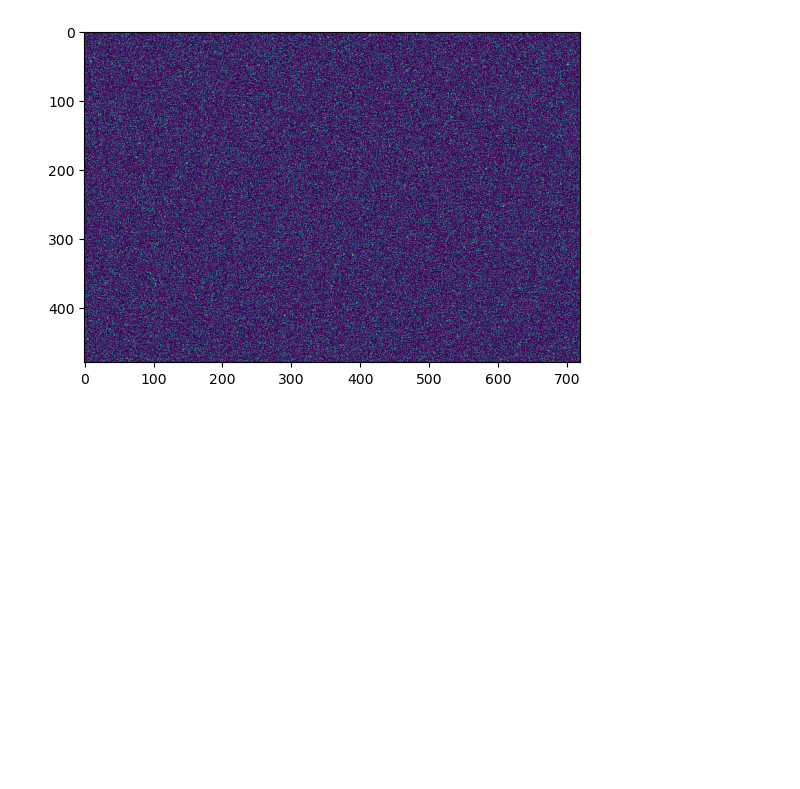
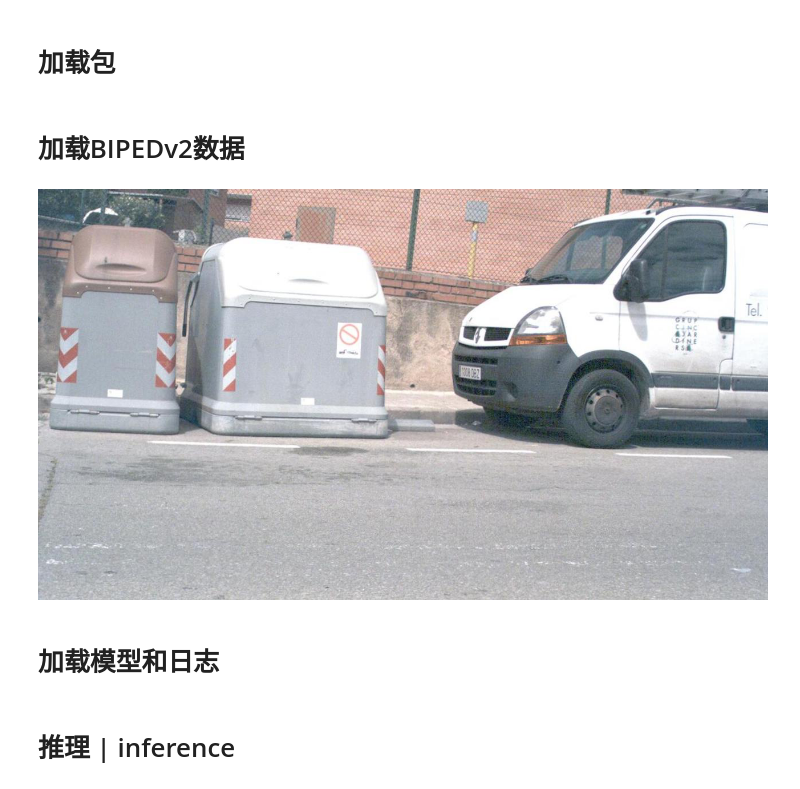
Before and after one commit to SpongeStark/intership_2025_COSYS, a Jupyter notebook: demo/demo_nms.ipynb, the cells around one changed output. Drawn from its saved outputs; the diff is of its cells as text; code cells hidden in the pictures; blank space fills up the shorter version.

```diff
--- a/demo/demo_nms.ipynb
+++ b/demo/demo_nms.ipynb
@@ -40,6 +1,44 @@ nms_edge = non_max_suppression_torch(edge_mag_t, edge_dir_t)
-# %%
-import matplotlib.pyplot as plt
-plt.imshow(nms_edge[0][0].T)
-plt.show()
-# %% [output]
-[figure, removed]
+# %% [markdown]
+# 加载包
+# %%
+import sys
+import os
+from pathlib import Path
+
+# 项目根目录
+proj_root = Path("/home/yangk/intership_2025_COSYS")
+# src路径
+src_path = proj_root / "src"
+# 加入 sys.path
+if str(src_path) not in sys.path:
+    sys.path.append(str(src_path))
+
+from nms import get_nms_edge_batch, get_nms_edge
+from dataset import BIPEDv2
+
+# DexiNed 目录
+dexined_path = proj_root / 'resource/DexiNed'
+# 加入 sys.path
+if str(dexined_path) not in sys.path:
+    sys.path.append(str(dexined_path))
+from model import DexiNed
+# %% [markdown]
+# 加载BIPEDv2数据
+# %%
+from pathlib import Path
+
+data_prefix = dexined_path / "BIPEDv2/BIPED/edges"
+
+test_dataset = BIPEDv2(
+    data_prefix / "imgs" / "test" / "rgbr",
+    data_prefix / "edge_maps" / "test" / "rgbr"
+)
+# %%
+from PIL import Image
+
+item = test_dataset[0]
+Image.open(item['image_path'])
+# %% [output]
+[figure, added]
+# %% [markdown]
+# 加载模型和日志
@@ -45,0 +56,2 @@ plt.show()
+# %% [markdown]
+# 推理 | inference
```
Also changed, not shown: parts of 14 cells of this notebook, 5 other files.
